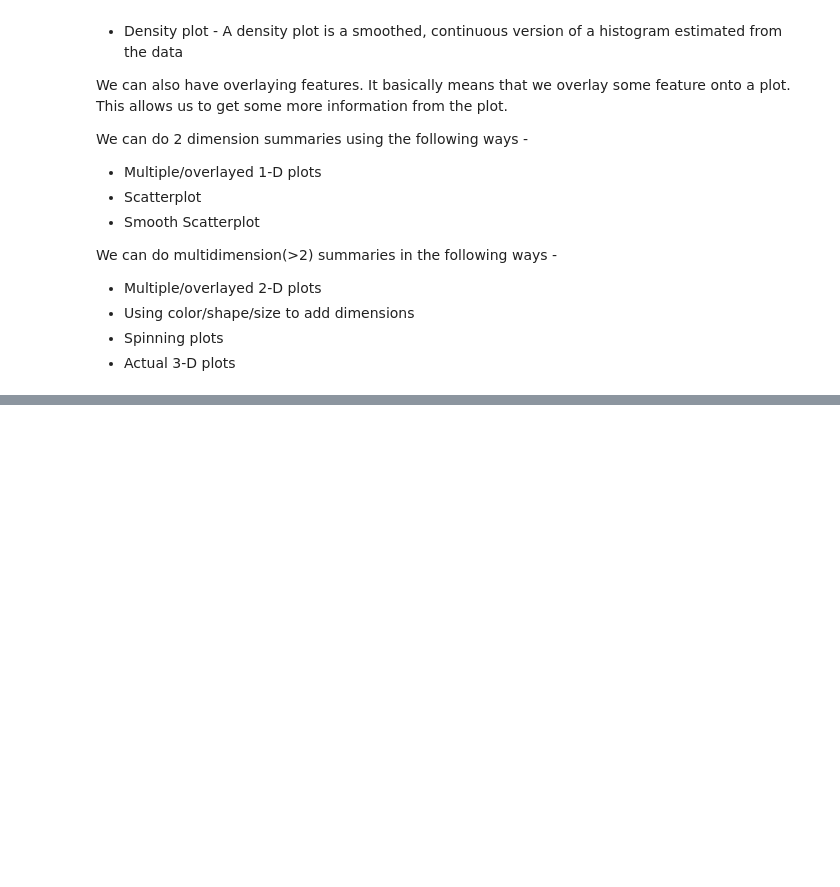
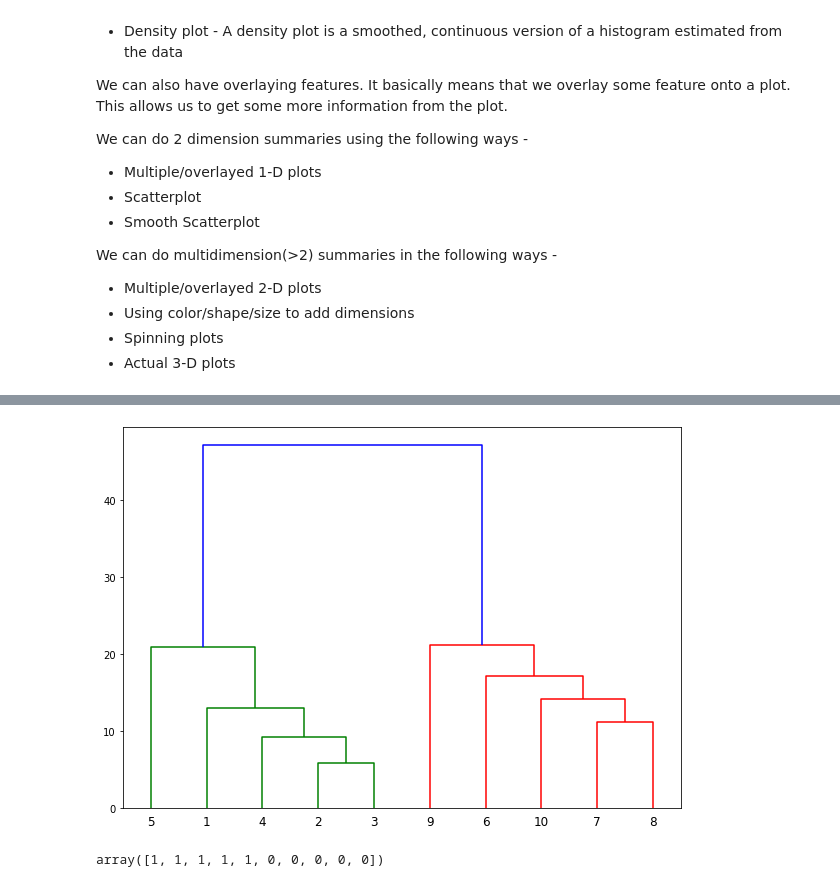
Before and after one commit to aviralwal/learning, a Jupyter notebook: Data Science/Data Science.ipynb, the cells around one changed output, grey strips where cells are left out. Cells and saved outputs as stored; diff of their text form; code cells hidden in the pictures; blank space fills up the shorter version.

Commit message:
Data Science - Day 3
Added clustering analysis section. Also updated README for TODO list.

```diff
--- a/Data Science/Data Science.ipynb
+++ b/Data Science/Data Science.ipynb
@@ -290,0 +396,14 @@ We can do multidimension(>2) summaries in the following ways -
+# %%
+linked = linkage(X, 'single')
+
+labelList = range(1, 11)
+
+plt.figure(figsize=(10, 7))
+dendrogram(linked,
+            orientation='top',
+            labels=labelList,
+            distance_sort='descending',
+            show_leaf_counts=True)
+plt.show()
+# %% [output]
+[figure, added]
@@ -290,0 +422,5 @@ We can do multidimension(>2) summaries in the following ways -
+# %%
+cluster = AgglomerativeClustering(n_clusters=2, affinity='euclidean', linkage='ward')
+cluster.fit_predict(X)
+# %% [output]
+array([1, 1, 1, 1, 1, 0, 0, 0, 0, 0])
```
Also changed, not shown: parts of 19 cells of this notebook, 4 other files.
